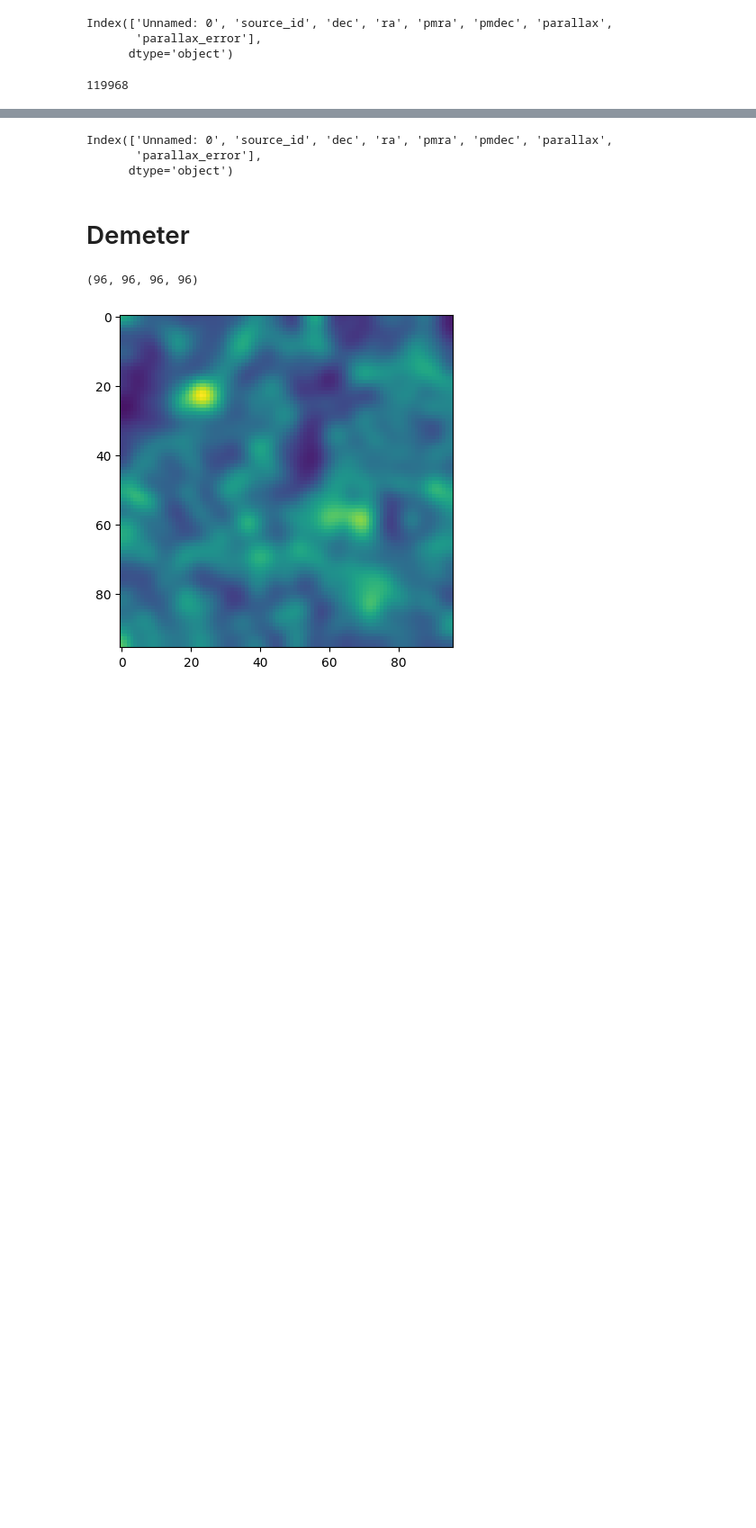
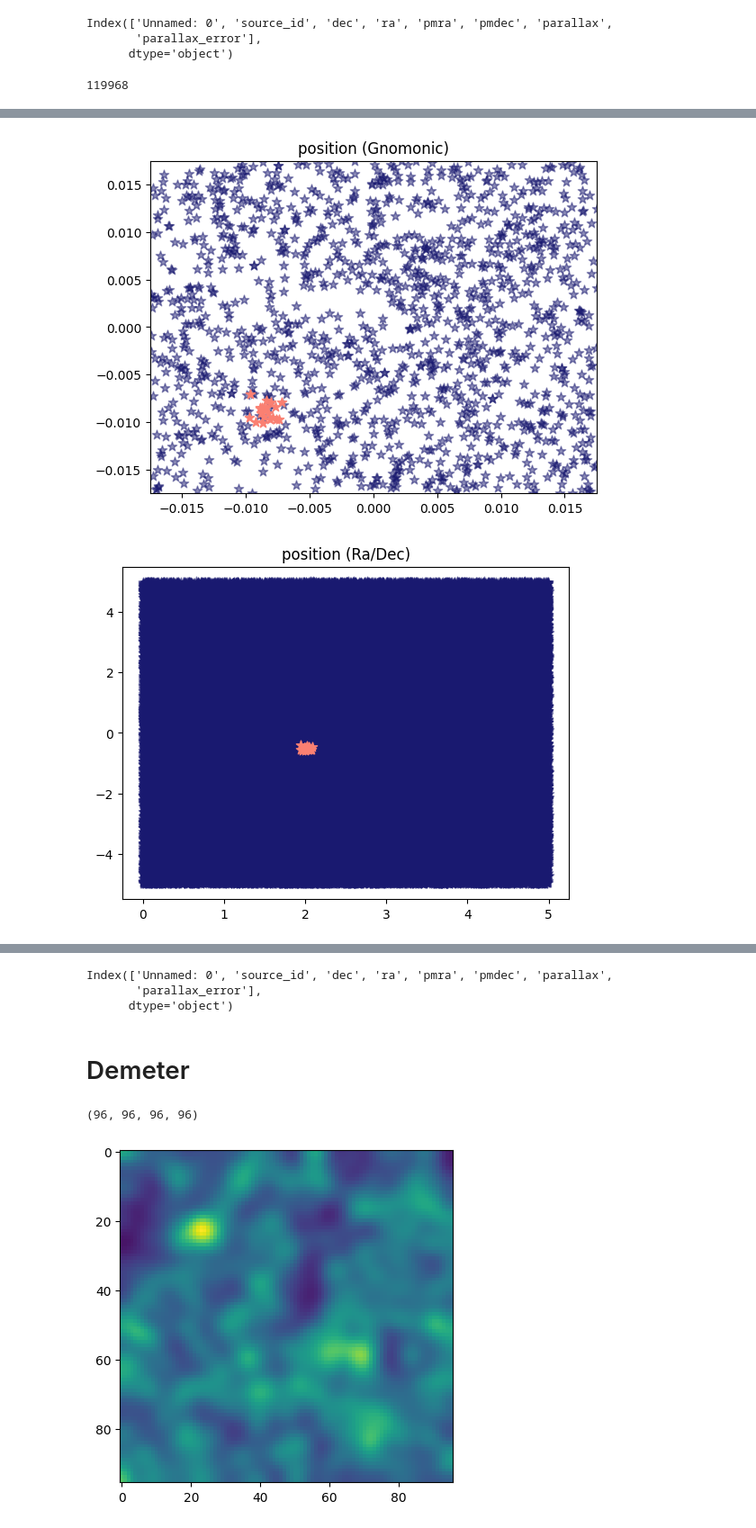
Before and after one commit to Martindelosrios/dwarf, a Jupyter notebook: codes/gaussian_example.ipynb, the cells around one changed output, grey strips where cells are left out. Shown at 90% size. Cells and saved outputs as stored; diff of their text form; code cells hidden in the pictures; blank space fills up the shorter version.

```diff
--- a/codes/gaussian_example.ipynb
+++ b/codes/gaussian_example.ipynb
@@ -129,35 +138,38 @@ parallax = data['parallax']
 # %%
 #test pipeline for simple gaussian "mock injection"
 
 #generate mock data
 xx_dwarf = normal(loc = -gnomonic_width/2, scale = gnomonic_width/20, size = 20)
 yy_dwarf = normal(loc = -gnomonic_width/2, scale = gnomonic_width/20, size = 20)
 pmra = normal(loc = -pmfield_size/2, scale = pmfield_size/20, size = 20)
 pmdec = normal(loc = -pmfield_size/2, scale = pmfield_size/20, size = 20)
 
 #xx = np.concatenate([xx, normal(loc = gnomonic_width/2, scale = gnomonic_width/20, size = 20)])
 #yy = np.concatenate([yy, normal(loc = gnomonic_width/2, scale = gnomonic_width/20, size = 20)])
 #pmra = np.concatenate([pmra, normal(loc = pmfield_size/2, scale = pmfield_size/20, size = 20)])
 #pmdec = np.concatenate([pmdec, normal(loc = pmfield_size/2, scale = pmfield_size/20, size = 20)])
 
-#%plt.scatter(x,y, c='midnightblue',alpha=.5,marker='*',s=60)
-#%plt.scatter(xx,yy, c='salmon',alpha=1.,marker='*',s=60)
-#%plt.xlim([-gnomonic_width,gnomonic_width])
-#%plt.ylim([-gnomonic_width,gnomonic_width])
-#%plt.title('position (Gnomonic)')
+plt.scatter(x_ref,y_ref, c='midnightblue',alpha=.5,marker='*',s=60)
+plt.scatter(xx_dwarf,yy_dwarf, c='salmon',alpha=1.,marker='*',s=60)
+plt.xlim([-gnomonic_width,gnomonic_width])
+plt.ylim([-gnomonic_width,gnomonic_width])
+plt.title('position (Gnomonic)')
 
-#%plt.show()
+plt.show()
 
 #transform data to Ra/Dec
 ra_inj, dec_inj = demeter.from_gnomonic(xx_dwarf ,yy_dwarf ,median_ra,median_dec)
-#%plt.scatter(data_ref_cut['ra'],data_ref_cut['dec'],c='midnightblue',alpha=.5,marker='*',s=60)
-#%plt.scatter(ra_inj, dec_inj, c='salmon',alpha=1.,marker='*',s=60)
-#%plt.title('position (Ra/Dec)')
+plt.scatter(data['ra'],data['dec'],c='midnightblue',alpha=.5,marker='*',s=60)
+plt.scatter(ra_inj, dec_inj, c='salmon',alpha=1.,marker='*',s=60)
+plt.title('position (Ra/Dec)')
 
-#%plt.show()
+plt.show()
 
-#%plt.scatter(data_ref_cut['pmra'],data_ref_cut['pmdec'],c='midnightblue',alpha=.5,marker='*',s=60)
-#%plt.scatter(pmra, pmdec,  c='salmon',alpha=1.,marker='*',s=60)
-#%plt.title('proper motion')
+plt.scatter(data['pmra'],data['pmdec'],c='midnightblue',alpha=.5,marker='*',s=60)
+plt.scatter(pmra, pmdec,  c='salmon',alpha=1.,marker='*',s=60)
+plt.title('proper motion')
 
-#%plt.show()
+plt.show()
+# %% [output]
+[figure, added]
+[figure, added]
```
Also changed, not shown: parts of 3 cells of this notebook, 1 other file.
